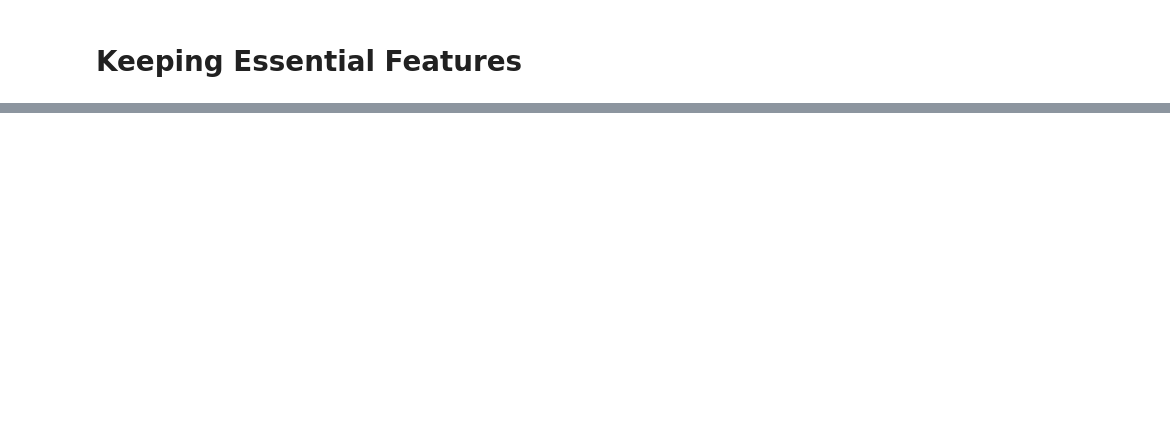
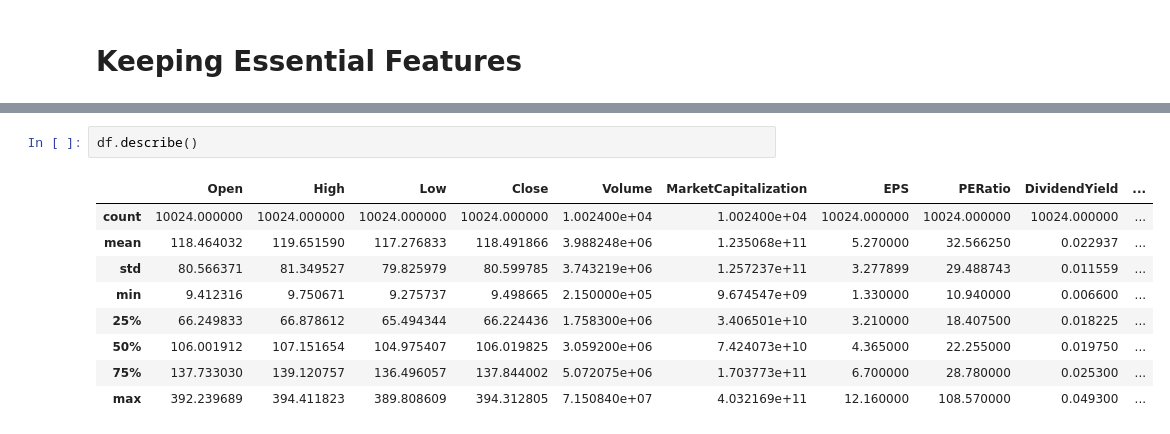
Before and after one commit to akhyear/stock_price, a Jupyter notebook: notebooks/02_eda.ipynb, the cells around one changed output, grey strips where cells are left out. Drawn from its saved outputs; the diff is of its cells as text; blank space fills up the shorter version.

```diff
--- a/notebooks/02_eda.ipynb
+++ b/notebooks/02_eda.ipynb
@@ -280,0 +240,12 @@ df.shape
+# %%
+df.describe()
+# %% [output]
+|  | Open | High | Low | Close | Volume | MarketCapitalization | EPS | PERatio | DividendYield | ... |
+| count | 10024.000000 | 10024.000000 | 10024.000000 | 10024.000000 | 1.002400e+04 | 1.002400e+04 | 10024.000000 | 10024.000000 | 10024.000000 | ... |
+| mean | 118.464032 | 119.651590 | 117.276833 | 118.491866 | 3.988248e+06 | 1.235068e+11 | 5.270000 | 32.566250 | 0.022937 | ... |
+| std | 80.566371 | 81.349527 | 79.825979 | 80.599785 | 3.743219e+06 | 1.257237e+11 | 3.277899 | 29.488743 | 0.011559 | ... |
+| min | 9.412316 | 9.750671 | 9.275737 | 9.498665 | 2.150000e+05 | 9.674547e+09 | 1.330000 | 10.940000 | 0.006600 | ... |
+| 25% | 66.249833 | 66.878612 | 65.494344 | 66.224436 | 1.758300e+06 | 3.406501e+10 | 3.210000 | 18.407500 | 0.018225 | ... |
+| 50% | 106.001912 | 107.151654 | 104.975407 | 106.019825 | 3.059200e+06 | 7.424073e+10 | 4.365000 | 22.255000 | 0.019750 | ... |
+| 75% | 137.733030 | 139.120757 | 136.496057 | 137.844002 | 5.072075e+06 | 1.703773e+11 | 6.700000 | 28.780000 | 0.025300 | ... |
+| max | 392.239689 | 394.411823 | 389.808609 | 394.312805 | 7.150840e+07 | 4.032169e+11 | 12.160000 | 108.570000 | 0.049300 | ... |
```
Also changed, not shown: parts of 21 cells of this notebook.
